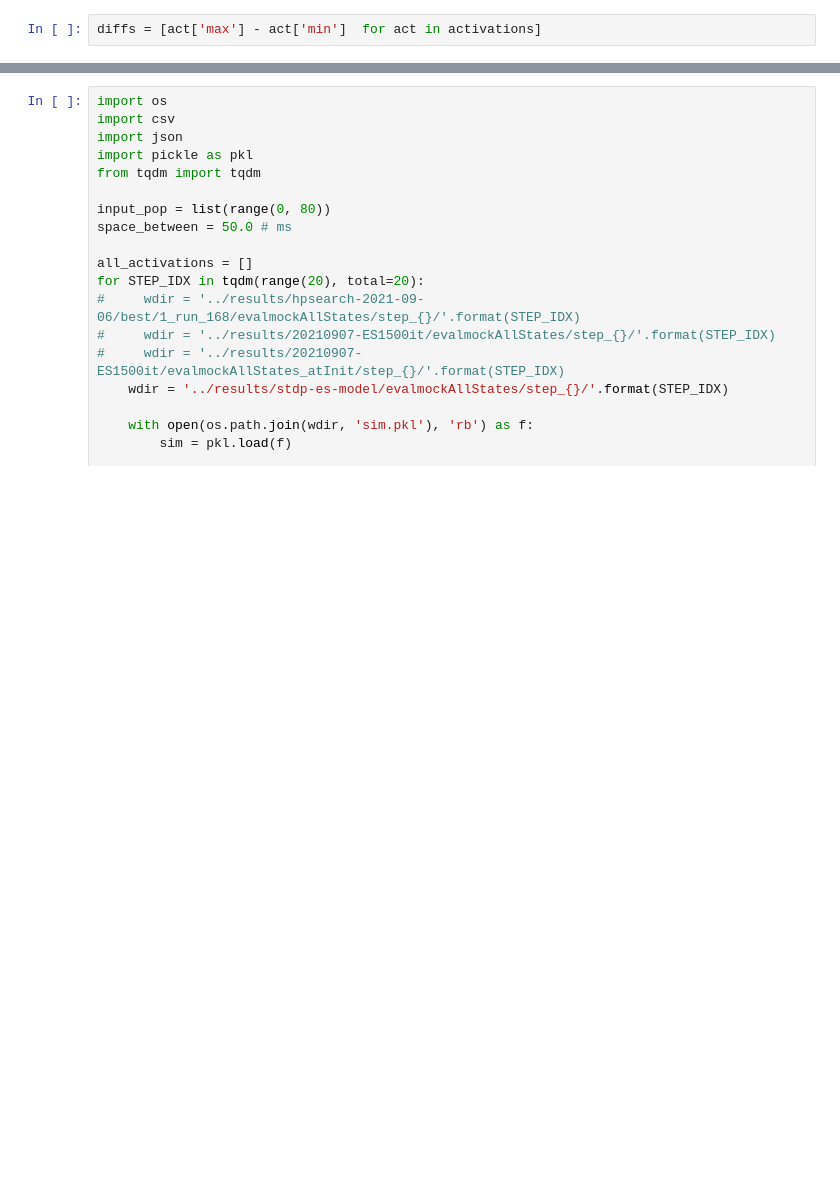
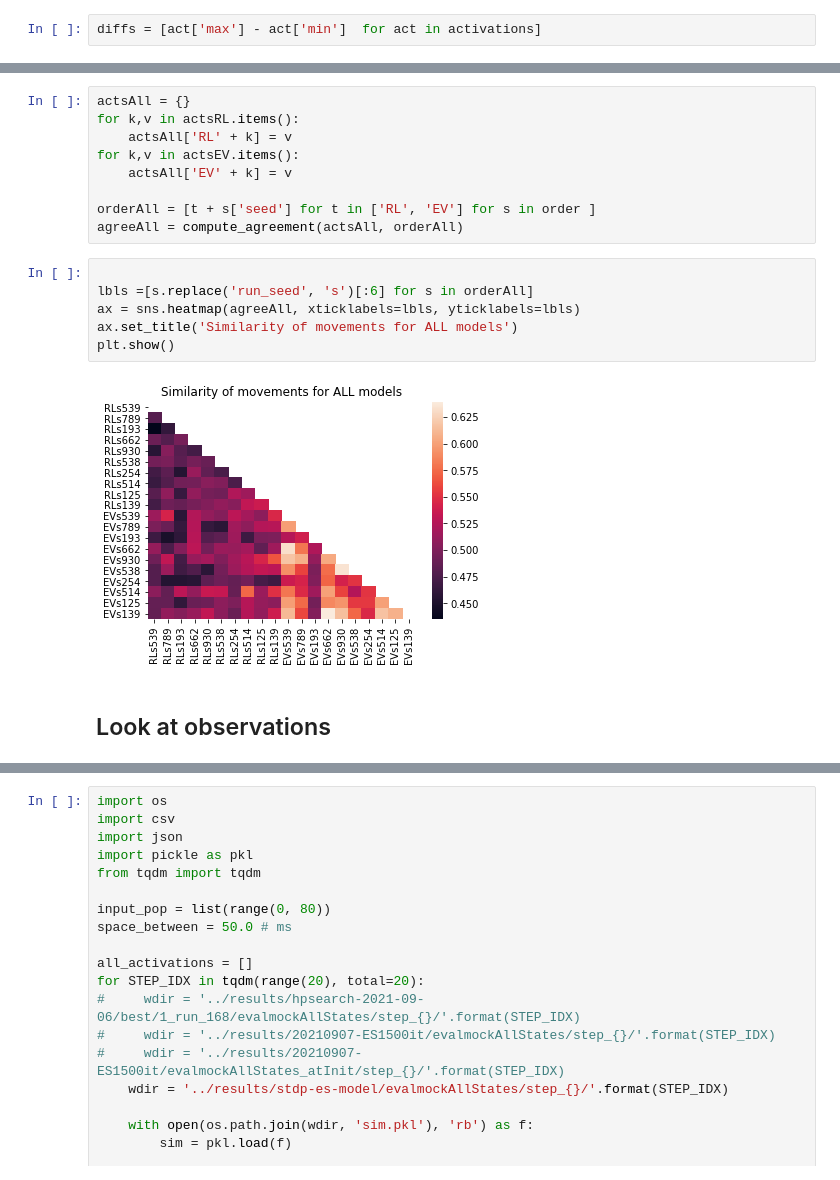
Before and after one commit to NathanKlineInstitute/netpyne-STDP, a Jupyter notebook: notebooks/Analyse each-neuron direct influence.ipynb, the cells around one changed output, grey strips where cells are left out. Saved outputs shown, nothing was run; the diff lists cells and outputs as text; blank space fills up the shorter version.

```diff
--- a/notebooks/Analyse each-neuron direct influence.ipynb
+++ b/notebooks/Analyse each-neuron direct influence.ipynb
@@ -58,0 +484,19 @@ plt.show()
+# %%
+actsAll = {}
+for k,v in actsRL.items():
+    actsAll['RL' + k] = v
+for k,v in actsEV.items():
+    actsAll['EV' + k] = v
+
+orderAll = [t + s['seed'] for t in ['RL', 'EV'] for s in order ]
+agreeAll = compute_agreement(actsAll, orderAll)
+# %%
+
+lbls =[s.replace('run_seed', 's')[:6] for s in orderAll]
+ax = sns.heatmap(agreeAll, xticklabels=lbls, yticklabels=lbls)
+ax.set_title('Similarity of movements for ALL models')
+plt.show()
+# %% [output]
+[figure, added]
+# %% [markdown]
+## Look at observations
```
Also changed, not shown: parts of 59 cells of this notebook, 13 other files.
